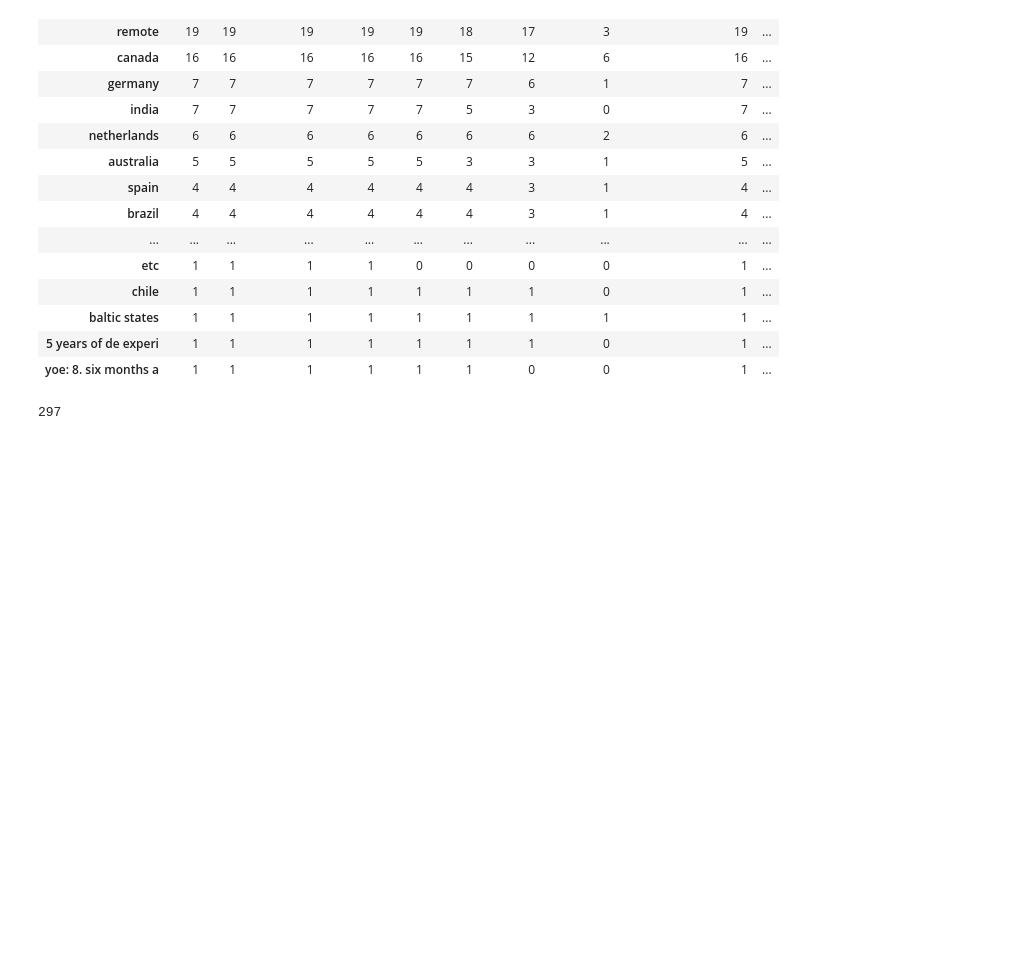
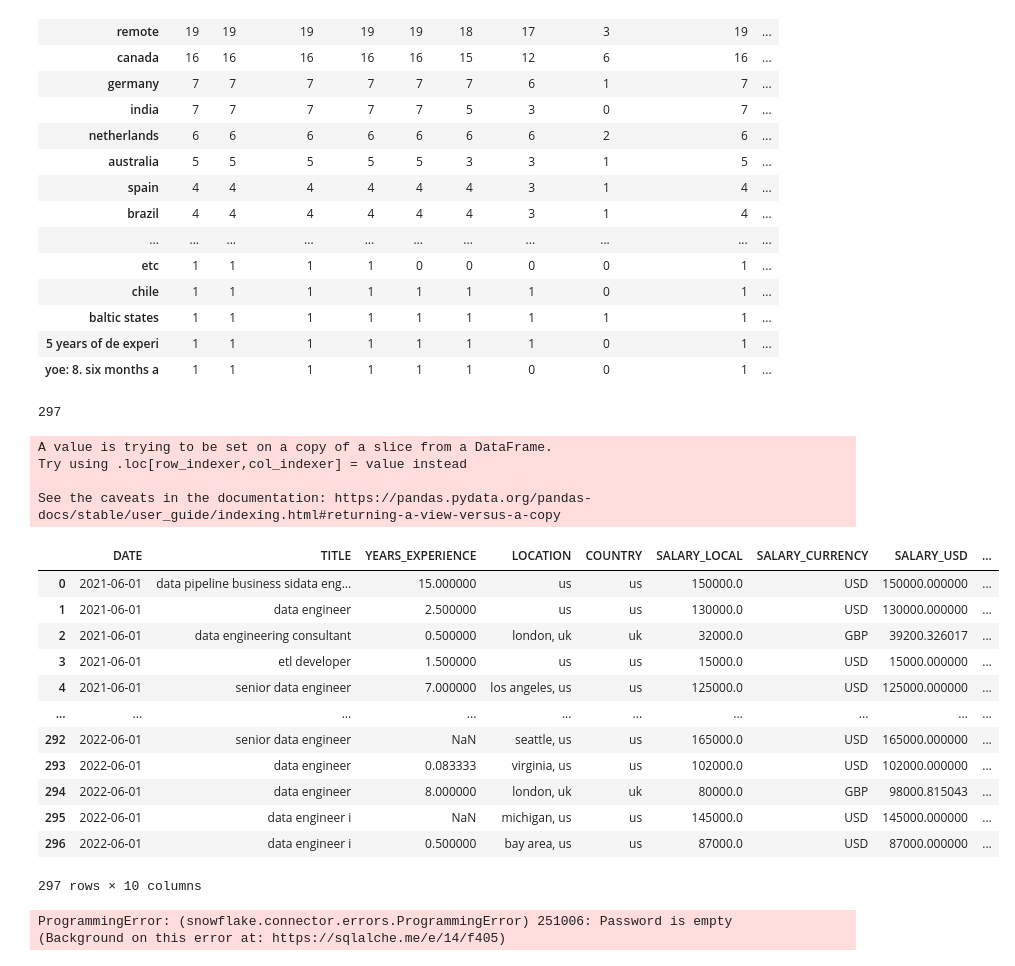
Before and after one commit to archiewood/reddit_de_salaries, a Jupyter notebook: data_analysis/clean_data.ipynb, the cells around one changed output. Saved outputs shown, nothing was run; the diff lists cells and outputs as text; code cells hidden in the pictures; blank space fills up the shorter version.

```diff
--- a/data_analysis/clean_data.ipynb
+++ b/data_analysis/clean_data.ipynb
@@ -638,3 +636,50 @@ df_final.to_sql('salary_data', con=conn, if_exists='replace', index=False)
+# %%
+# Snowflake pandas connector is fussy
+df_final.columns=map(str.upper, df_final.columns)
+df_final.DATE=pd.to_datetime(df_final.DATE).dt.date
+# %% [output]
+A value is trying to be set on a copy of a slice from a DataFrame.
+Try using .loc[row_indexer,col_indexer] = value instead
+
+See the caveats in the documentation: https://pandas.pydata.org/pandas-docs/stable/user_guide/indexing.html#returning-a-view-versus-a-copy
+# %%
+df_final
+# %% [output]
+|  | DATE | TITLE | YEARS_EXPERIENCE | LOCATION | COUNTRY | SALARY_LOCAL | SALARY_CURRENCY | SALARY_USD | ... |
+| 0 | 2021-06-01 | data pipeline business sidata eng... | 15.000000 | us | us | 150000.0 | USD | 150000.000000 | ... |
+| 1 | 2021-06-01 | data engineer | 2.500000 | us | us | 130000.0 | USD | 130000.000000 | ... |
+| 2 | 2021-06-01 | data engineering consultant | 0.500000 | london, uk | uk | 32000.0 | GBP | 39200.326017 | ... |
+| 3 | 2021-06-01 | etl developer | 1.500000 | us | us | 15000.0 | USD | 15000.000000 | ... |
+| 4 | 2021-06-01 | senior data engineer | 7.000000 | los angeles, us | us | 125000.0 | USD | 125000.000000 | ... |
+| ... | ... | ... | ... | ... | ... | ... | ... | ... | ... |
+| 292 | 2022-06-01 | senior data engineer | NaN | seattle, us | us | 165000.0 | USD | 165000.000000 | ... |
+| 293 | 2022-06-01 | data engineer | 0.083333 | virginia, us | us | 102000.0 | USD | 102000.000000 | ... |
+| 294 | 2022-06-01 | data engineer | 8.000000 | london, uk | uk | 80000.0 | GBP | 98000.815043 | ... |
+| 295 | 2022-06-01 | data engineer i | NaN | michigan, us | us | 145000.0 | USD | 145000.000000 | ... |
+| 296 | 2022-06-01 | data engineer i | 0.500000 | bay area, us | us | 87000.0 | USD | 87000.000000 | ... |
+297 rows × 10 columns
+# %%
+from snowflake.sqlalchemy import URL
+from sqlalchemy import create_engine
+
+engine = create_engine(URL(
+    account = snowflake_account,
+    user=snowflake_user,
+    password=snowflake_password,
+))
+
+connection = engine.connect()
+try:
+    connection.execute('''CREATE DATABASE BLOG''')
+    connection.execute('''USE DATABASE BLOG''')
+    connection.execute('''USE WAREHOUSE COMPUTE_WH''')
+    df_final.to_sql('salary_data', connection, if_exists='replace', index = False)
+finally:
+    connection.close()
+    engine.dispose()
+# %% [output]
+ProgrammingError: (snowflake.connector.errors.ProgrammingError) 251006: Password is empty
+(Background on this error at: https://sqlalche.me/e/14/f405)
 # %%
 # filter for rows where country is australia
 df[df['country'] == 'australia']
```
Also changed, not shown: parts of 11 cells of this notebook, 4 other files.
